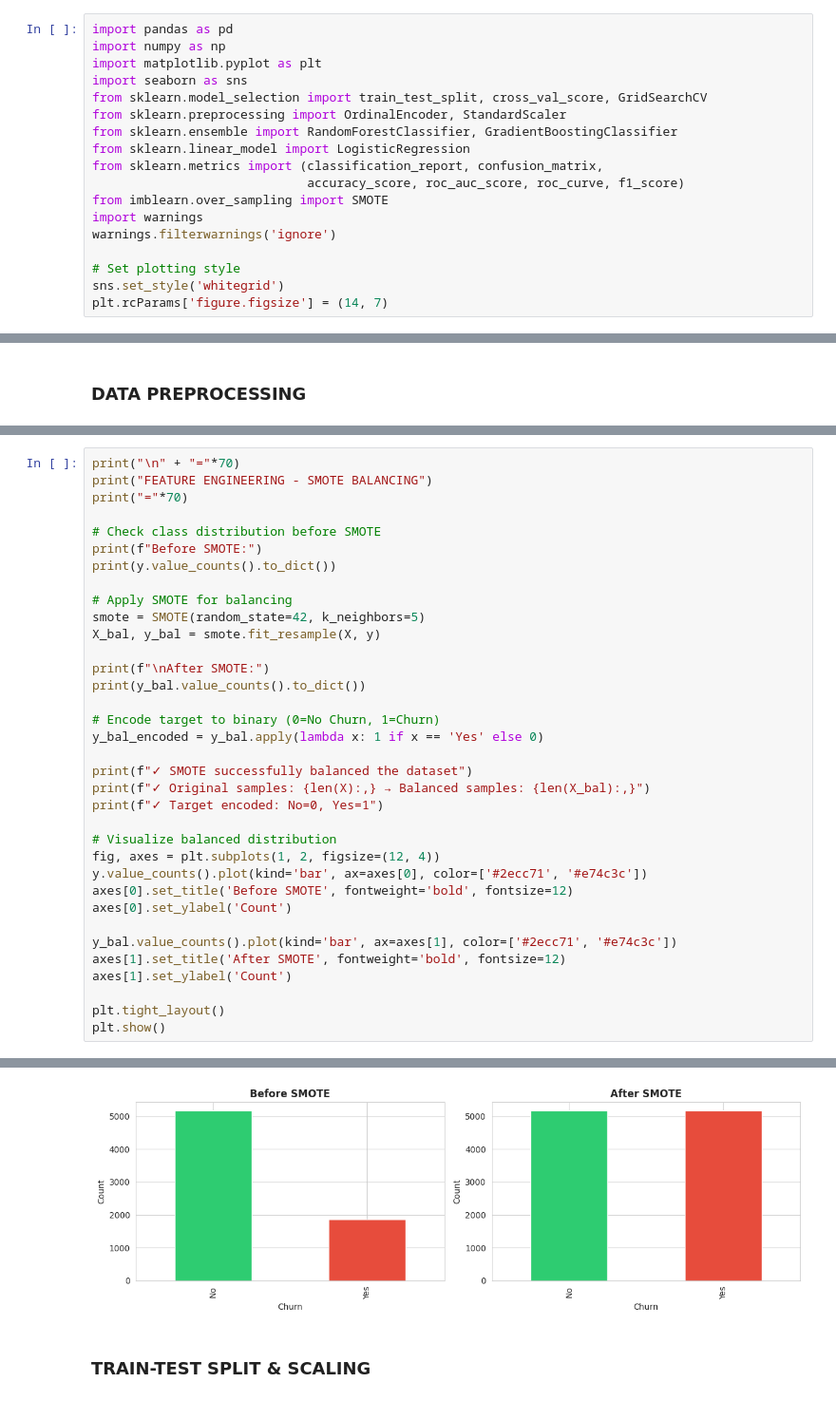
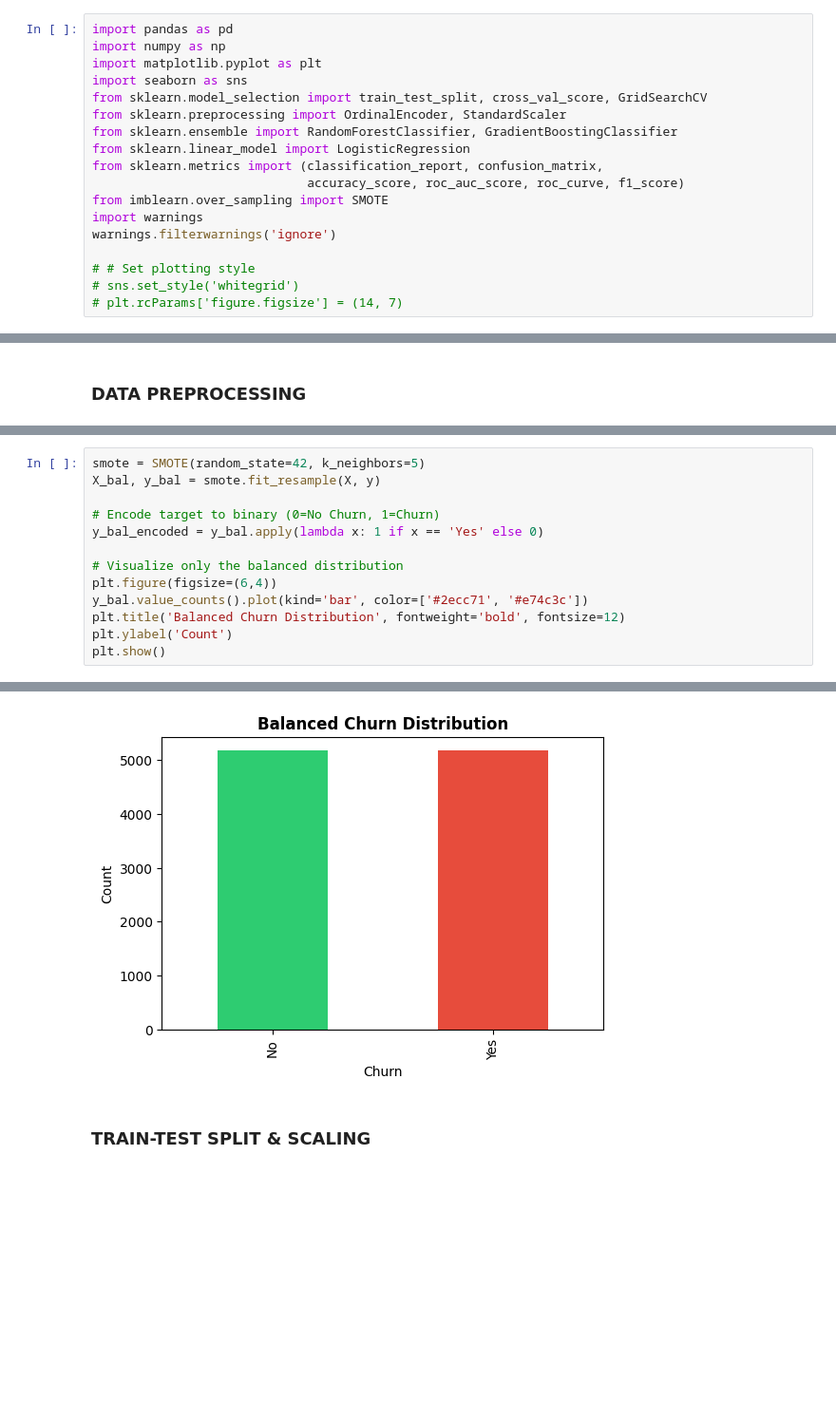
Before and after one commit to sathish-2424/Customer-Churn-Prediction, a Jupyter notebook: telecom_customer_churn_prediction.ipynb, the cells around one changed output, grey strips where cells are left out. Shown: that part at 95% size. Saved outputs shown, nothing was run; the diff lists cells and outputs as text; blank space fills up the shorter version.

```diff
--- a/telecom_customer_churn_prediction.ipynb
+++ b/telecom_customer_churn_prediction.ipynb
@@ -21,8 +23,8 @@ from imblearn.over_sampling import SMOTE
 import warnings
 warnings.filterwarnings('ignore')
 
-# Set plotting style
-sns.set_style('whitegrid')
-plt.rcParams['figure.figsize'] = (14, 7)
+# # Set plotting style
+# sns.set_style('whitegrid')
+# plt.rcParams['figure.figsize'] = (14, 7)
 # %% [markdown]
  ### DATA LOADING & EXPLORATION
@@ -181,36 +136,14 @@ Features: ['Gender', 'SeniorCitizen', 'Partner', 'Dependents', 'Tenure']... (sho
 # %%
-print("\n" + "="*70)
-print("FEATURE ENGINEERING - SMOTE BALANCING")
-print("="*70)
-
-# Check class distribution before SMOTE
-print(f"Before SMOTE:")
-print(y.value_counts().to_dict())
-
-# Apply SMOTE for balancing
 smote = SMOTE(random_state=42, k_neighbors=5)
 X_bal, y_bal = smote.fit_resample(X, y)
-
-print(f"\nAfter SMOTE:")
-print(y_bal.value_counts().to_dict())
 
 # Encode target to binary (0=No Churn, 1=Churn)
 y_bal_encoded = y_bal.apply(lambda x: 1 if x == 'Yes' else 0)
 
-print(f"✓ SMOTE successfully balanced the dataset")
-print(f"✓ Original samples: {len(X):,} → Balanced samples: {len(X_bal):,}")
-print(f"✓ Target encoded: No=0, Yes=1")
-
-# Visualize balanced distribution
-fig, axes = plt.subplots(1, 2, figsize=(12, 4))
-y.value_counts().plot(kind='bar', ax=axes[0], color=['#2ecc71', '#e74c3c'])
-axes[0].set_title('Before SMOTE', fontweight='bold', fontsize=12)
-axes[0].set_ylabel('Count')
-
-y_bal.value_counts().plot(kind='bar', ax=axes[1], color=['#2ecc71', '#e74c3c'])
-axes[1].set_title('After SMOTE', fontweight='bold', fontsize=12)
-axes[1].set_ylabel('Count')
-
-plt.tight_layout()
+# Visualize only the balanced distribution
+plt.figure(figsize=(6,4))
+y_bal.value_counts().plot(kind='bar', color=['#2ecc71', '#e74c3c'])
+plt.title('Balanced Churn Distribution', fontweight='bold', fontsize=12)
+plt.ylabel('Count')
 plt.show()
 # %% [output]
@@ -228,4 +150,4 @@ After SMOTE:
-[figure, old version]
+[figure, new version]
 # %% [markdown]
 ### TRAIN-TEST SPLIT & SCALING
 # %%
```
Also changed, not shown: parts of 19 cells of this notebook, 2 other files.
